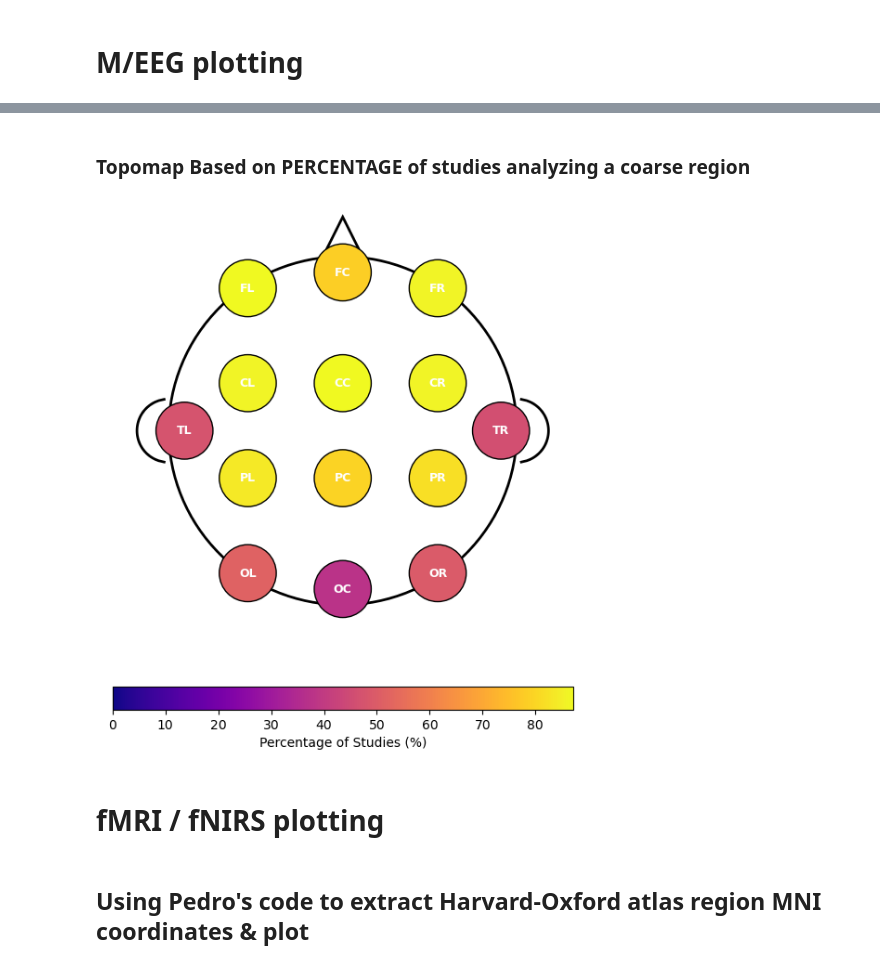
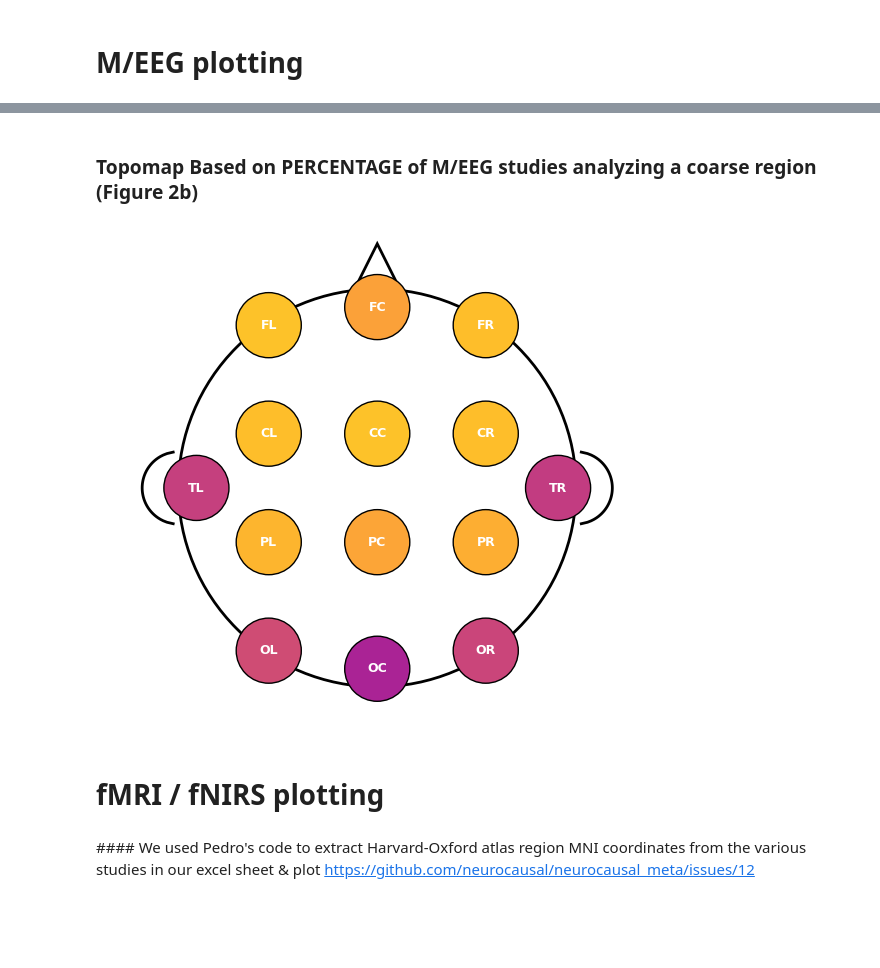
Before and after one commit to NoCe-Lab/multilingual-review, a Jupyter notebook: figure_plotting/figure3_plotting.ipynb, the cells around one changed output, grey strips where cells are left out. Cells and saved outputs as stored; diff of their text form; code cells hidden in the pictures; blank space fills up the shorter version.

Commit message:
new figs combined plots

```diff
--- a/figure_plotting/figure3_plotting.ipynb
+++ b/figure_plotting/figure3_plotting.ipynb
@@ -12,0 +104,15 @@ from nilearn import plotting, image
+# %%
+# extract study-to-ms mapping and total study count
+ms_to_studies, n_studies = extract_time_windows_by_study(stimuli_df, 'component', 'study_id')
+
+# compute timeline (percent coverage per ms)
+timeline = compute_percentage_timeline(ms_to_studies, n_studies)
+
+# we want the same color scale
+cmap = plt.colormaps['plasma']
+norm = Normalize(vmin=0, vmax=100)
+#norm = Normalize(vmin=timeline.min(), vmax=timeline.max())  # adaptive scale
+
+# plot
+save_path = os.path.join("./figures/meeg_timeline_heatmap.png")
+plot_heatmap_timeline(timeline, cmap, norm, save_path=save_path)
@@ -13,12 +122,6 @@ from nilearn import plotting, image
 # %% [markdown]
-### Topomap Based on PERCENTAGE of studies analyzing a coarse region
+### Topomap Based on PERCENTAGE of M/EEG studies analyzing a coarse region (Figure 2b)
 # %%
-import pandas as pd
-import numpy as np
-import matplotlib.pyplot as plt
-from collections import defaultdict
-from matplotlib.colors import Normalize
-from matplotlib.cm import ScalarMappable, get_cmap
 
 # Coordinates of coarse EEG/MEG regions (for topomap layout)
 region_coords = {
@@ -114,11 +217,10 @@ def draw_head(ax):
                        closed=True, fill=False, edgecolor='black', lw=2)
     ax.add_patch(nose)
 
-
 def plot_region_topomap(region_counts, region_coords):
     """
     Plots a topographic map of EEG/MEG regions based on percentage of studies.
-    Colorbar is horizontal and labeled for clarity.
+    No colorbar is shown; color is scaled from 0 to 100%.
     """
     fig, ax = plt.subplots(figsize=(7, 7))
     draw_head(ax)
@@ -128,44 +230,39 @@ def plot_region_topomap(region_counts, region_coords):
         print("No regions found to plot.")
         return
 
     cmap = get_cmap('plasma')
-    norm = Normalize(vmin=0, vmax=max(values))
+    norm = Normalize(vmin=0, vmax=100)
 
     for region, percent in region_counts.items():
         coord = region_coords.get(region)
         if coord:
             circle = plt.Circle(coord, 0.18, color=cmap(norm(percent)), ec='black')
             ax.add_patch(circle)
             ax.text(*coord, region, ha='center', va='center', color='white',
                     weight='bold', fontsize=9)
 
     ax.set_xlim(-1.5, 1.5)
     ax.set_ylim(-1.3, 1.4)
     ax.set_aspect('equal')
     ax.axis('off')
 
-    # Horizontal colorbar
-    sm = ScalarMappable(cmap=cmap, norm=norm)
-    sm.set_array([])
-    cbar = plt.colorbar(sm, ax=ax, orientation='horizontal', fraction=0.046, pad=0.1)
-    cbar.set_label("Percentage of Studies (%)")
-
-    plt.savefig("meeg_topomap_percent.png", dpi=300, bbox_inches='tight', facecolor='white')
+    # Save figure without colorbar
+    plt.savefig("./figures/meeg_topomap_percent.png", dpi=300, bbox_inches='tight', facecolor='white')
     plt.show()
-
 
 # === Load and plot ===
 
 df = pd.read_excel(
     "../scratch_plotting.xlsx",
     sheet_name="MEEG_ROIs"
 )
 
 region_counts = aggregate_region_counts(df)
 plot_region_topomap(region_counts, region_coords)
 # %% [output]
-[figure, old version]
+[figure, new version]
 # %% [markdown]
 # fMRI / fNIRS plotting
 # %% [markdown]
-## Using Pedro's code to extract Harvard-Oxford atlas region MNI coordinates & plot
+#### We used Pedro's code to extract Harvard-Oxford atlas region MNI coordinates from the various studies in our excel sheet & plot
+https://github.com/neurocausal/neurocausal_meta/issues/12
```
Also changed, not shown: parts of 19 cells of this notebook, 3 other files.
